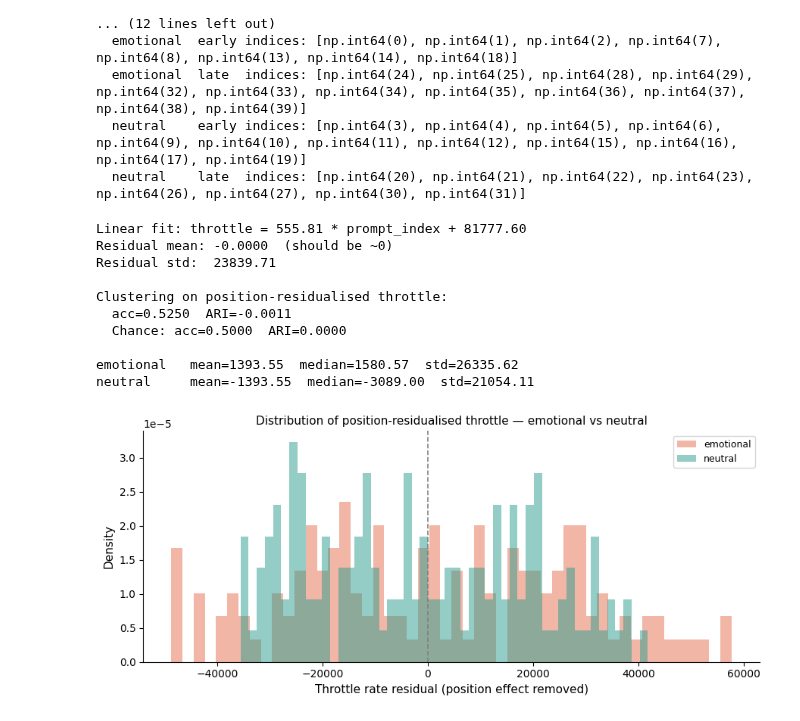
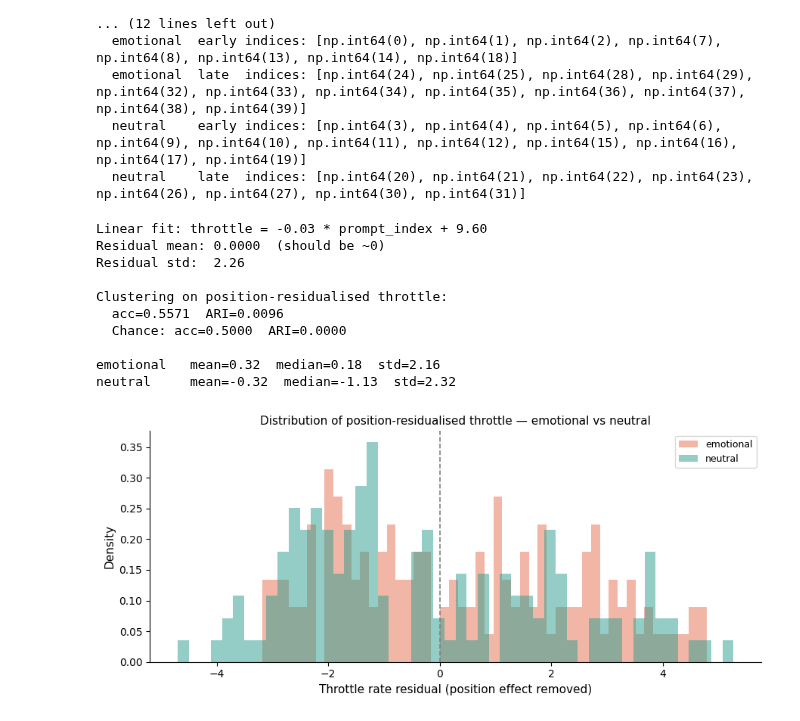
Before and after one commit to salviromain/mccviahat, a Jupyter notebook: analysis/methodology/single_feature_robustness_70b copy.ipynb, the cells around one changed output. Drawn from its saved outputs; the diff is of its cells as text; code cells hidden in the pictures.

```diff
--- a/analysis/methodology/single_feature_robustness_70b copy.ipynb
+++ b/analysis/methodology/single_feature_robustness_70b copy.ipynb
@@ -545,7 +545,7 @@ Per-run Mann-Whitney U test (emotional vs neutral):
 # %%
 from scipy.stats import linregress
 
-FEATURE = 'core_power.throttle__mean_rate'
+FEATURE = 'core_power.throttle__burst_rate'
 
 # ── Residualise throttle against prompt index ──────────────────────────────────
 df_res = df_all[['condition', 'prompt_index', 'run', FEATURE]].dropna().copy()
@@ -579,37 +579,37 @@ ari = adjusted_rand_score(y_true, pred)
 
 print(f'Clustering on position-residualised throttle:')
 print(f'  acc={acc:.4f}  ARI={ari:.4f}')
 print(f'  Chance: acc=0.5000  ARI=0.0000')
 print()
 
 # ── Distribution of residuals per condition ────────────────────────────────────
 for cond in ['emotional', 'neutral']:
     vals = df_res[df_res.condition == cond]['throttle_residual']
     print(f'{cond:10s}  mean={vals.mean():.2f}  median={vals.median():.2f}  std={vals.std():.2f}')
 
 # ── Plot residual distributions ────────────────────────────────────────────────
 fig, ax = plt.subplots(figsize=(9, 4))
 for cond, color in [('emotional', '#e76f51'), ('neutral', '#2a9d8f')]:
     vals = df_res[df_res.condition == cond]['throttle_residual']
     ax.hist(vals, bins=50, alpha=0.5, color=color, label=cond, density=True)
 ax.axvline(0, color='grey', lw=1.2, ls='--')
 ax.set_xlabel('Throttle rate residual (position effect removed)', fontsize=11)
 ax.set_ylabel('Density', fontsize=11)
 ax.set_title('Distribution of position-residualised throttle — emotional vs neutral', fontsize=11)
 ax.legend(fontsize=9)
 ax.spines[['top', 'right']].set_visible(False)
 plt.tight_layout()
 plt.savefig('throttle_residual_distribution.png', dpi=150, bbox_inches='tight')
 plt.show()
 # %% [output]
-Linear fit: throttle = 555.81 * prompt_index + 81777.60
-Residual mean: -0.0000  (should be ~0)
-Residual std:  23839.71
+Linear fit: throttle = -0.03 * prompt_index + 9.60
+Residual mean: 0.0000  (should be ~0)
+Residual std:  2.26
 
 Clustering on position-residualised throttle:
-  acc=0.5250  ARI=-0.0011
+  acc=0.5571  ARI=0.0096
   Chance: acc=0.5000  ARI=0.0000
 
-emotional   mean=1393.55  median=1580.57  std=26335.62
-neutral     mean=-1393.55  median=-3089.00  std=21054.11
+emotional   mean=0.32  median=0.18  std=2.16
+neutral     mean=-0.32  median=-1.13  std=2.32
-[figure, old version]
+[figure, new version]
```
Also changed, not shown: parts of 1 cell of this notebook, 3 other files.
